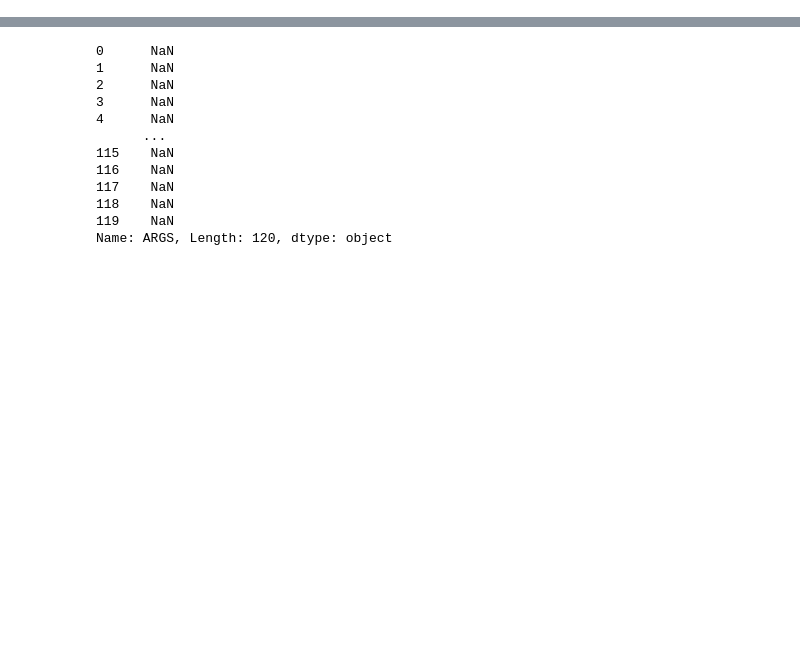
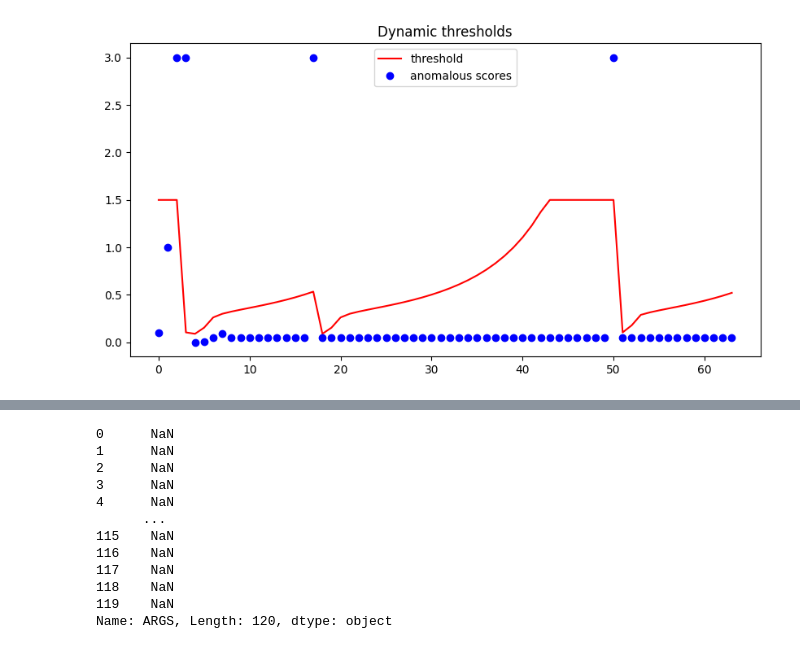
Before and after one commit to paperg/LID-DS-RAW, a Jupyter notebook: tools/analyze/learn.ipynb, the cells around one changed output, grey strips where cells are left out. Cells and saved outputs as stored; diff of their text form; code cells hidden in the pictures; blank space fills up the shorter version.

```diff
--- a/tools/analyze/learn.ipynb
+++ b/tools/analyze/learn.ipynb
@@ -21,0 +9,85 @@ if  os.path.exists(save_file_path) is not True:
+# %%
+# 0.1 0.2 0.3
+plt.figure(figsize=(10,5))
+score_result = np.array([[0.1, 0.2, 0.3], [1, 0.3, 0.4], [3, 5, 6], [3, 5, 6], [0, 0, 0],[0.01, 0.01, 0.01],[0.05, 0.05, 0.05], [0.09, 0.09, 0.09],
+                         [0.05, 0.05, 0.05],[0.05, 0.05, 0.05],[0.05, 0.05, 0.05],[0.05, 0.05, 0.05],[0.05, 0.05, 0.05],[0.05, 0.05, 0.05],[0.05, 0.05, 0.05],[0.05, 0.05, 0.05],
+                         [0.05, 0.05, 0.05],[3, 5, 6],[0.05, 0.05, 0.05],[0.05, 0.05, 0.05],[0.05, 0.05, 0.05],[0.05, 0.05, 0.05],[0.05, 0.05, 0.05],[0.05, 0.05, 0.05],
+                         [0.05, 0.05, 0.05],[0.05, 0.05, 0.05],[0.05, 0.05, 0.05],[0.05, 0.05, 0.05],[0.05, 0.05, 0.05],[0.05, 0.05, 0.05],[0.05, 0.05, 0.05],[0.05, 0.05, 0.05],
+                         [0.05, 0.05, 0.05],[0.05, 0.05, 0.05],[0.05, 0.05, 0.05],[0.05, 0.05, 0.05],[0.05, 0.05, 0.05],[0.05, 0.05, 0.05],[0.05, 0.05, 0.05],[0.05, 0.05, 0.05],
+                         [0.05, 0.05, 0.05],[0.05, 0.05, 0.05],[0.05, 0.05, 0.05],[0.05, 0.05, 0.05],[0.05, 0.05, 0.05],[0.05, 0.05, 0.05],[0.05, 0.05, 0.05],[0.05, 0.05, 0.05],
+                         [0.05, 0.05, 0.05],[0.05, 0.05, 0.05],[3, 5, 6],[0.05, 0.05, 0.05],[0.05, 0.05, 0.05],[0.05, 0.05, 0.05],[0.05, 0.05, 0.05],[0.05, 0.05, 0.05],
+
+                         [0.05, 0.05, 0.05],[0.05, 0.05, 0.05],[0.05, 0.05, 0.05],[0.05, 0.05, 0.05],[0.05, 0.05, 0.05],[0.05, 0.05, 0.05],[0.05, 0.05, 0.05],[0.05, 0.05, 0.05],])
+#                              N               Y             Y          Y          Y        Y            Y
+max_score = [0.1, 0.2, 0.3]
+
+x_label = [i for i in range(len(score_result))]
+last_result = np.array([1.0] * len(max_score))
+Delta = [15] * len(max_score)
+
+# result is anomaly result, last is last time_score
+def gp_func(result, last_time_score):
+    print(f'result: {result}')
+    b = 1
+    c = 0.3
+    x = (1 / (1 + np.exp(-b * (result - last_time_score))))
+    # y = 1 - np.exp(-c * (1 - (result * (result - last_time_score) - 0.1) / 0.9))
+    # 正常result为 1，result - last_time_score 差距最大， y随着 last_time_scode 增大，差距减小，y 会增大，输出会增大，c控制增长速率
+    #
+    w = (1 - (result * (result - last_time_score)))
+    z = 1 + np.exp(-50 * (last_time_score-0.2))
+    y = 1 - np.exp(-c * w * z)
+    print(f'w : {w} z : {z}')
+    print(f'x : {x} y : {y}')
+    res = ((x * y))
+    print(f'res : {res}')
+    # res = res * last_time_score
+    # print(f'Finall res {res}')
+    # res = np.fmax(res, 0.1)
+    # res = np.fmin(res, 1)
+    return res
+
+time_score = np.array([1] * len(max_score))
+time_result = np.array([1] * len(max_score))
+y_list = [[],[],[]]
+c = np.zeros_like(time_score)
+
+for index, score in enumerate(score_result):
+    print('____________________________________')
+    time_score = gp_func(last_result, time_result)
+    time_result = time_result * (time_score + last_result)
+    print(f'time_result raw {time_result}')
+    time_result = np.fmin(time_result, 1)
+    time_result = np.fmax(time_result, 0.06)
+    print(f'time_result {time_result}')
+    comp_array = max_score * np.multiply(Delta, time_result)
+    arr = np.greater_equal(comp_array, score)
+    print(arr)
+    if np.all(arr):
+        last_result[:] = 1
+    else:
+        last_result[:] = 0
+    y_list[0].append(comp_array[0])
+    y_list[1].append(comp_array[1])
+    y_list[2].append(comp_array[2])
+
+
+# ax = plt.subplot(131)
+# 评估分数
+plt.plot(x_label, y_list[0], 'r', label='threshold')
+plt.plot(x_label, score_result[:,0], 'bo', label='anomalous scores')
+# 异常点 红：异常， 蓝 ： 正常
+# plt.plot(index, m)
+
+# ax = plt.subplot(132)
+# plt.plot(x_label, y_list[1], 'b')
+# plt.plot(x_label, score_result[:,1], 'ro')
+#
+# ax = plt.subplot(133)
+# plt.plot(x_label, y_list[2], 'b')
+# plt.plot(x_label, score_result[:,2], 'ro')
+plt.title('Dynamic thresholds')
+plt.legend()
+# plt.show()
+plt.savefig('./threahold.png')
+# %% [output]
@@ -21,0 +111 @@ if  os.path.exists(save_file_path) is not True:
+[figure, added]
```
Also changed, not shown: parts of 13 cells of this notebook, 26 other files.
